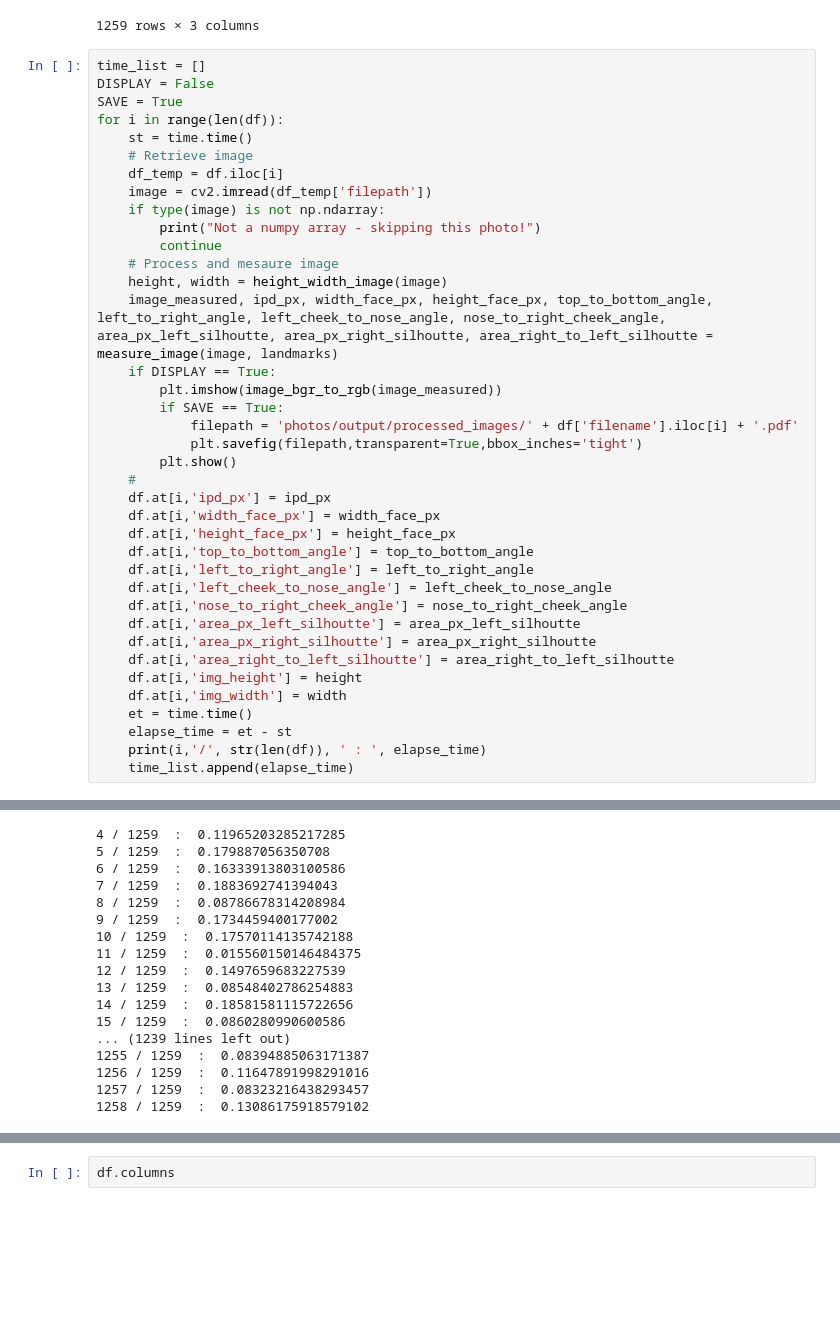
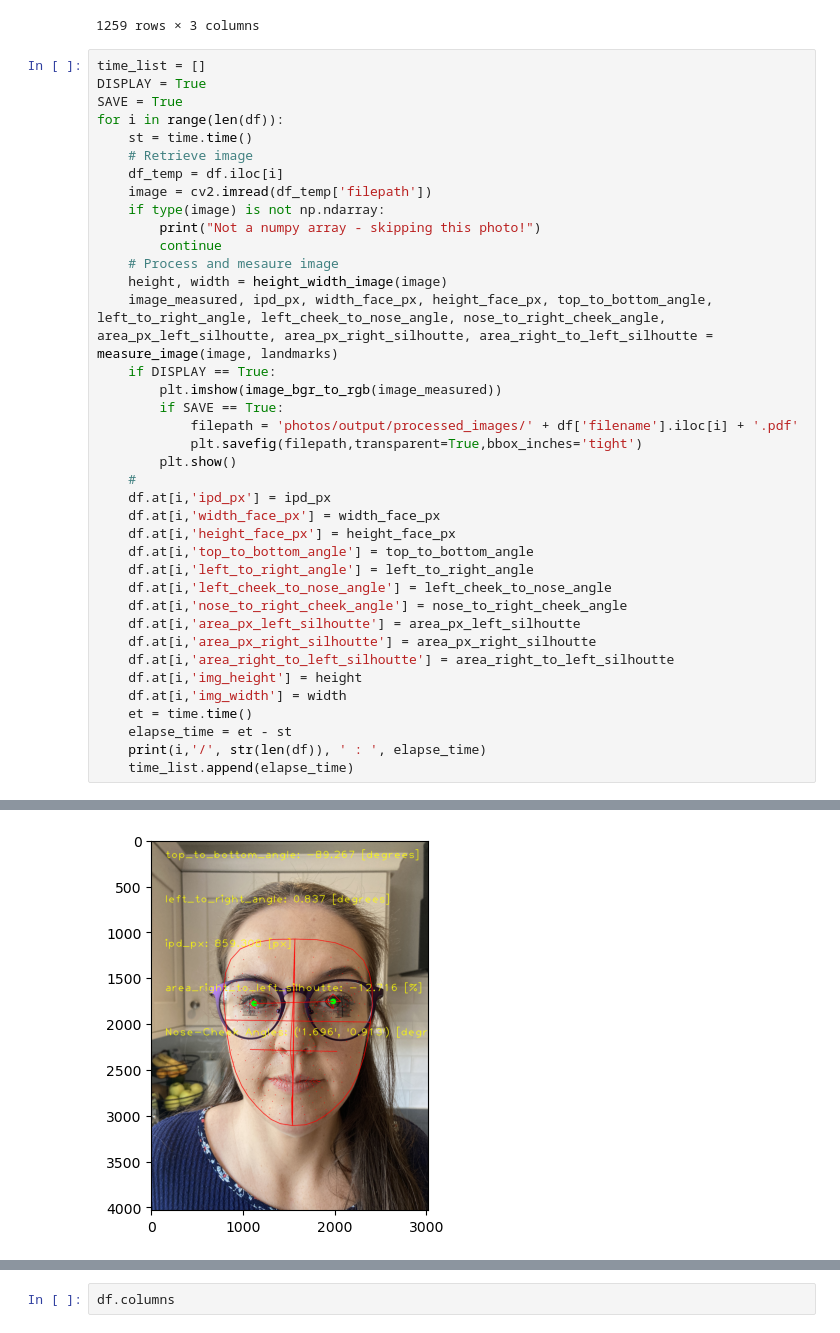
Before and after one commit to DFD-BD/IPD_measuring_app, a Jupyter notebook: analysis_criteria/statistics_photos.ipynb, the cells around one changed output, grey strips where cells are left out. Saved outputs shown, nothing was run; the diff lists cells and outputs as text; blank space fills up the shorter version.

```diff
--- a/analysis_criteria/statistics_photos.ipynb
+++ b/analysis_criteria/statistics_photos.ipynb
@@ -66,7 +66,7 @@ df
 1259 rows × 3 columns
 # %%
 time_list = []
-DISPLAY = False
+DISPLAY = True
 SAVE = True
 for i in range(len(df)):
     st = time.time()
@@ -110,20 +107,4 @@ for i in range(len(df)):
-4 / 1259  :  0.11965203285217285
-5 / 1259  :  0.179887056350708
-6 / 1259  :  0.16333913803100586
-7 / 1259  :  0.1883692741394043
-8 / 1259  :  0.08786678314208984
-9 / 1259  :  0.1734459400177002
-10 / 1259  :  0.17570114135742188
-11 / 1259  :  0.015560150146484375
-12 / 1259  :  0.1497659683227539
-13 / 1259  :  0.08548402786254883
-14 / 1259  :  0.18581581115722656
-15 / 1259  :  0.0860280990600586
-... (1239 lines left out)
-1255 / 1259  :  0.08394885063171387
-1256 / 1259  :  0.11647891998291016
-1257 / 1259  :  0.08323216438293457
-1258 / 1259  :  0.13086175918579102
+[figure, added]
 # %%
 filepath = 'photos/output/photos_statistics_' + str(len(df)) + '.csv'
 df.to_csv(filepath, index = False)
```
Also changed, not shown: parts of 2 cells of this notebook, 43 other files.
